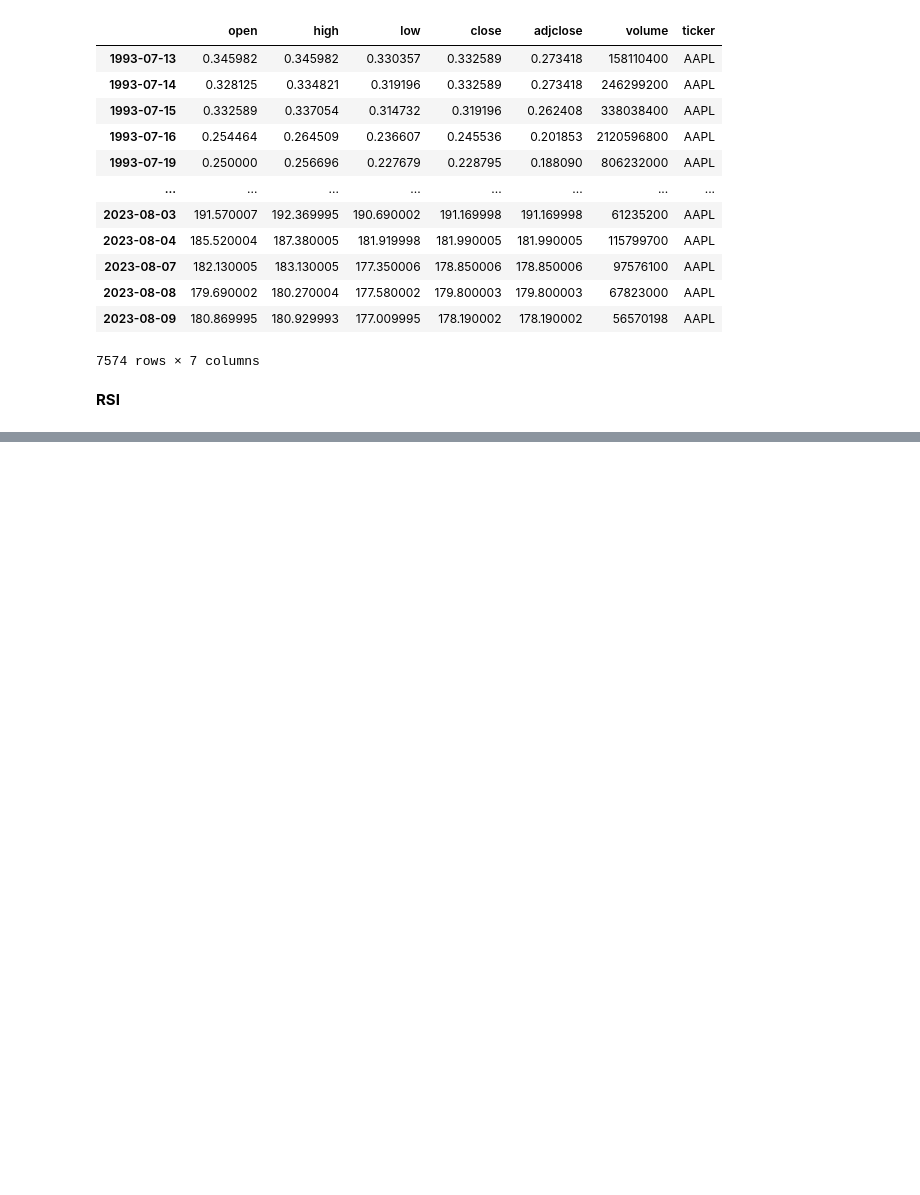
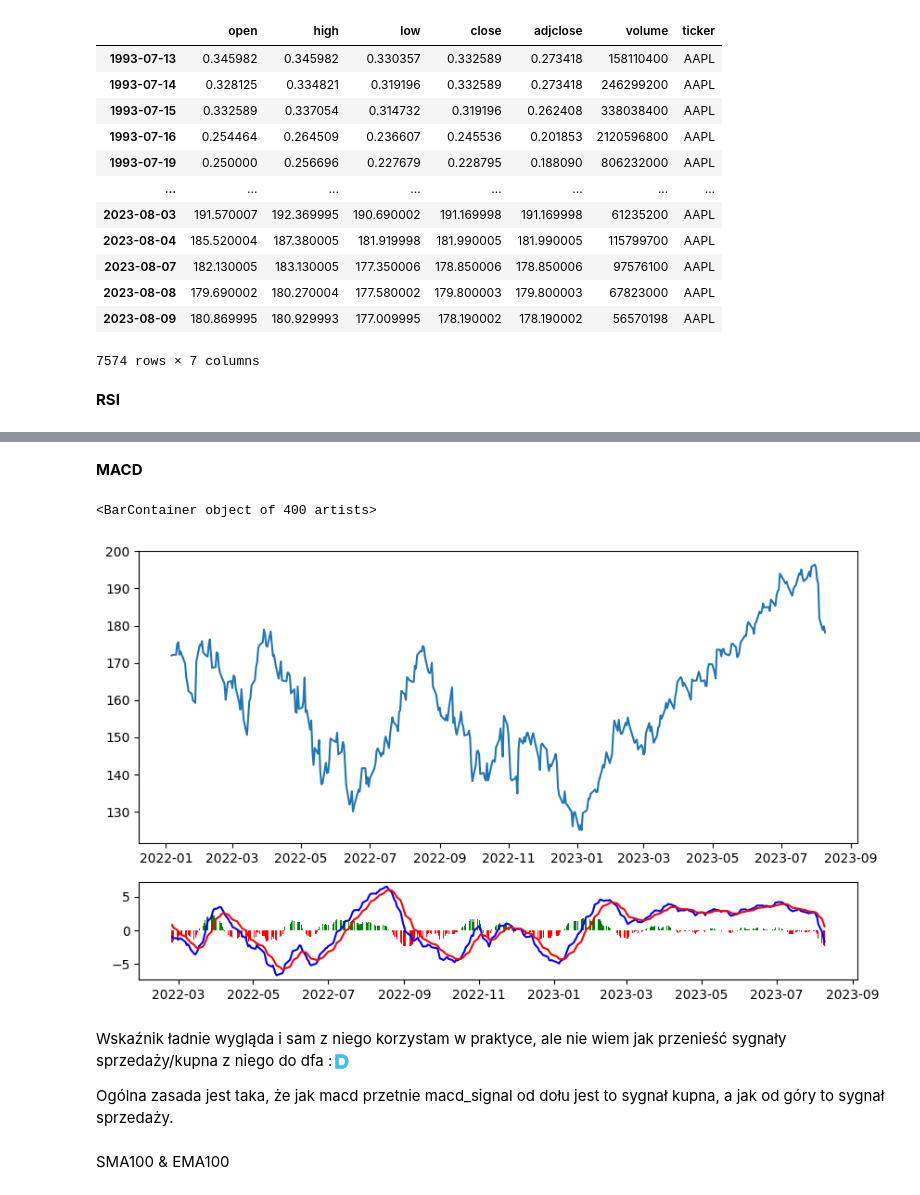
Before and after one commit to miladziekanowska/stock-market-forecast-project, a Jupyter notebook: Technical_Analysis.ipynb, the cells around one changed output, grey strips where cells are left out. Drawn from its saved outputs; the diff is of its cells as text; code cells hidden in the pictures; blank space fills up the shorter version.

```diff
--- a/Technical_Analysis.ipynb
+++ b/Technical_Analysis.ipynb
@@ -78,3 +78,25 @@ for rsi in rsi_values:
 historical_datas['AAPL']['RSI_signal'] = rsi_signals
 # %%
 historical_datas['AAPL'].tail(30)
+# %% [markdown]
+**MACD**
+# %%
+macd, macd_signal, macd_hist = ta.MACD(historical_datas['AAPL']['close'].tail(400))
+
+fig, axs = plt.subplots(2, 1, gridspec_kw={"height_ratios":[3,1]}, figsize=(10, 6))
+
+c = ["red" if cl < 0 else "green" for cl in macd_hist]
+
+axs[0].plot(historical_datas['AAPL']['close'].tail(400))
+axs[1].plot(macd, 'b-')
+axs[1].plot(macd_signal, 'b-', color='red')
+axs[1].bar(macd_hist.index, macd_hist, color=c)
+# %% [output]
+<BarContainer object of 400 artists>
+[figure, added]
+# %% [markdown]
+Wskaźnik ładnie wygląda i sam z niego korzystam w praktyce, ale nie wiem jak przenieść sygnały sprzedaży/kupna z niego do dfa :🇩
+
+Ogólna zasada jest taka, że jak macd przetnie macd_signal od dołu jest to sygnał kupna, a jak od góry to sygnał sprzedaży.
+# %% [markdown]
+SMA100 & EMA100
```
Also changed, not shown: parts of 7 cells of this notebook.
